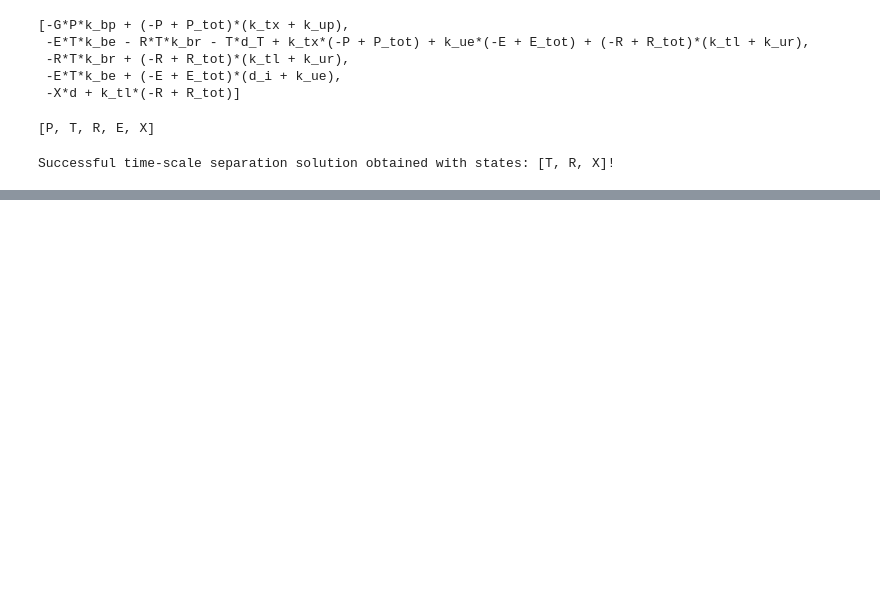
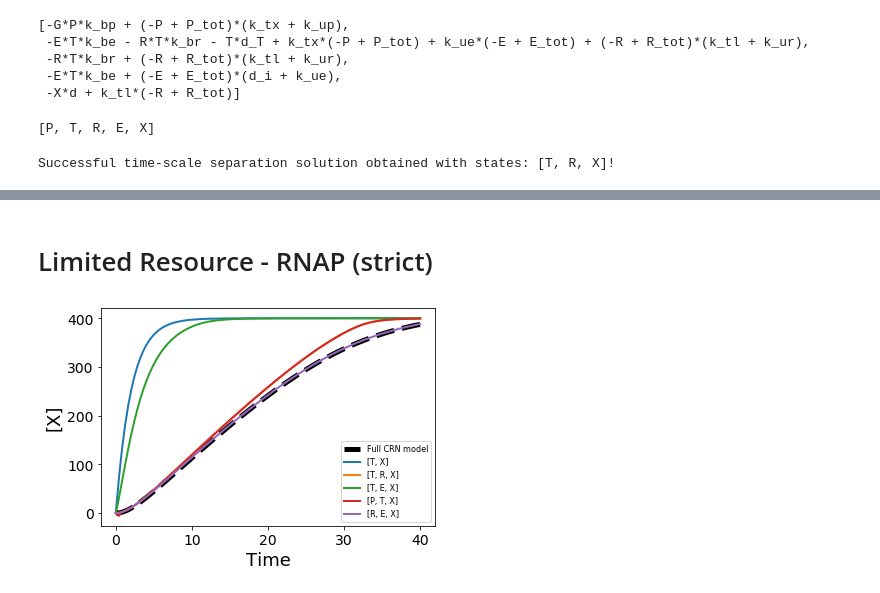
Before and after one commit to ayush9pandey/AutoReduce, a Jupyter notebook: examples/gene expression analysis.ipynb, the cells around one changed output, grey strips where cells are left out. Drawn from its saved outputs; the diff is of its cells as text; code cells hidden in the pictures; blank space fills up the shorter version.

```diff
--- a/examples/gene expression analysis.ipynb
+++ b/examples/gene expression analysis.ipynb
@@ -199,0 +250,2 @@ $\displaystyle - R T k_{br} + \left(- R + R_{tot}\right) \left(k_{tl} + k_{ur}\r
+# %%
+Se_ptx = sys_reduce.get_robustness_metric(reduced_sys_ptx)
@@ -199,0 +256,2 @@ $\displaystyle - R T k_{br} + \left(- R + R_{tot}\right) \left(k_{tl} + k_{ur}\r
+# %%
+reduced_sys_rex, fast_ss = sys_reduce.solve_timescale_separation([R, E, X], fast_states = [P, T], debug = False)
@@ -199,0 +260,2 @@ $\displaystyle - R T k_{br} + \left(- R + R_{tot}\right) \left(k_{tl} + k_{ur}\r
+# %%
+Se_rex = sys_reduce.get_robustness_metric(reduced_sys_rex)
@@ -199,0 +266,6 @@ $\displaystyle - R T k_{br} + \left(- R + R_{tot}\right) \left(k_{tl} + k_{ur}\r
+# %%
+list_reduced_sys = [reduced_sys_tx, reduced_sys_trx, reduced_sys_tex, reduced_sys_ptx, reduced_sys_rex]
+list_Se = [Se_tx, Se_trx, Se_tex, Se_ptx, Se_rex]
+results = {}
+for sys_i, Se_i in zip(list_reduced_sys, list_Se):
+    results[sys_i] = [0, Se_i]
@@ -199,0 +292,51 @@ $\displaystyle - R T k_{br} + \left(- R + R_{tot}\right) \left(k_{tl} + k_{ur}\r
+# %% [markdown]
+# Limited Resource - RNAP (strict)
+# %%
+fig, ax = plt.subplots()
+count = 0
+# params = [k_bp, k_up, k_tx, k_br, k_ur, k_tl, k_be, k_ue, d_i, d, d_T, E_tot, P_tot, R_tot, G]
+# params_values = [80, 2, 0.50, 80, 2, 0.5, 10, 2, 0.1, 0.5, 0.01, 100, 100, 400, 10]
+
+params_values_new = [80, 2, 0.50, 80, 2, 0.5, 10, 2, 0.1, 0.5, 0.01, 100, 40, 400, 0.1]
+sys.params_values = params_values_new
+sys.x_init[0] = params_values_new[-3]
+sys.x_init[3] = params_values_new[-2]
+sys.x_init[5] = params_values_new[-4]
+# print(sys.x_init)
+timepoints_ode = np.linspace(0,40,100)
+sys_ode = get_ODE(sys, timepoints_ode)
+sol = sys_ode.solve_system().T
+_ = plt.plot(timepoints_ode, np.transpose(np.array(sys.C)@sol), 'k--', label = 'Full CRN model', linewidth = 5)
+for key,value in results.items():
+#     error = value[0]
+#     if error > 1e-5:
+    sys_i = key
+    sys_i.params_values = params_values_new
+    if P in sys_i.x:
+        ind = sys_i.x.index(P)
+        sys_i.x_init[ind] = params_values[-3]
+    if R in sys_i.x:
+        ind = sys_i.x.index(R)
+        sys_i.x_init[ind] = params_values[-2]
+    if E in sys_i.x:
+        ind = sys_i.x.index(E)
+        sys_i.x_init[ind] = params_values[-4]
+    if len(sys_i.x) >=4:
+        continue
+#         _ = plt.subplots(count%3, count%3)
+    sys_i_ode = get_ODE(sys_i, timepoints_ode)
+    sol_i = sys_i_ode.solve_system().T
+    _ = plt.plot(timepoints_ode, np.transpose(sys_i.C@sol_i), label = str(sys_i.x), linewidth = 2)
+    _ = plt.xlabel('Time', FontSize = 18)
+    _ = plt.ylabel('[X]', FontSize = 18)
+    _ = ax.tick_params(axis='both', which='major', labelsize=14)
+    _ = plt.legend(prop={'size': 8})
+    count += 1
+
+# _ = plt.axvline(x=timepoints_ode[6], color = 'k',linestyle = ':',linewidth = 1.5)
+# _ = plt.axvline(x=timepoints_ode[15], color = 'k',linestyle = ':',linewidth = 1.5)
+# _ = plt.axvline(x=timepoints_ode[30], color = 'k',linestyle = ':',linewidth = 1.5)
+_ = plt.savefig('resource_strict.svg')
+plt.show()
+# %% [output]
+[figure, added]
```
Also changed, not shown: parts of 41 cells of this notebook, 8 other files.
